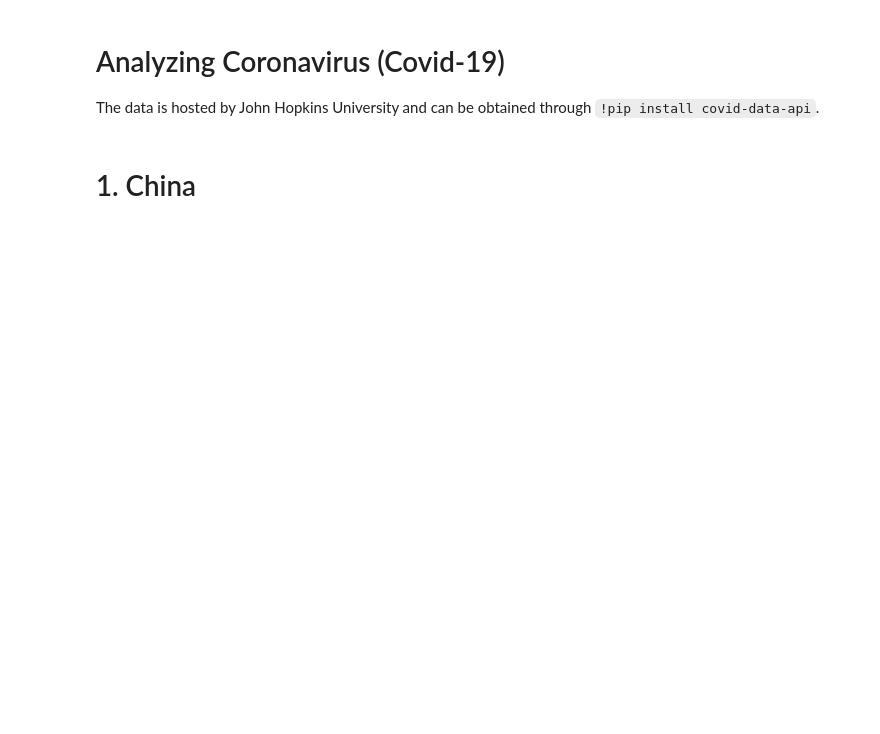
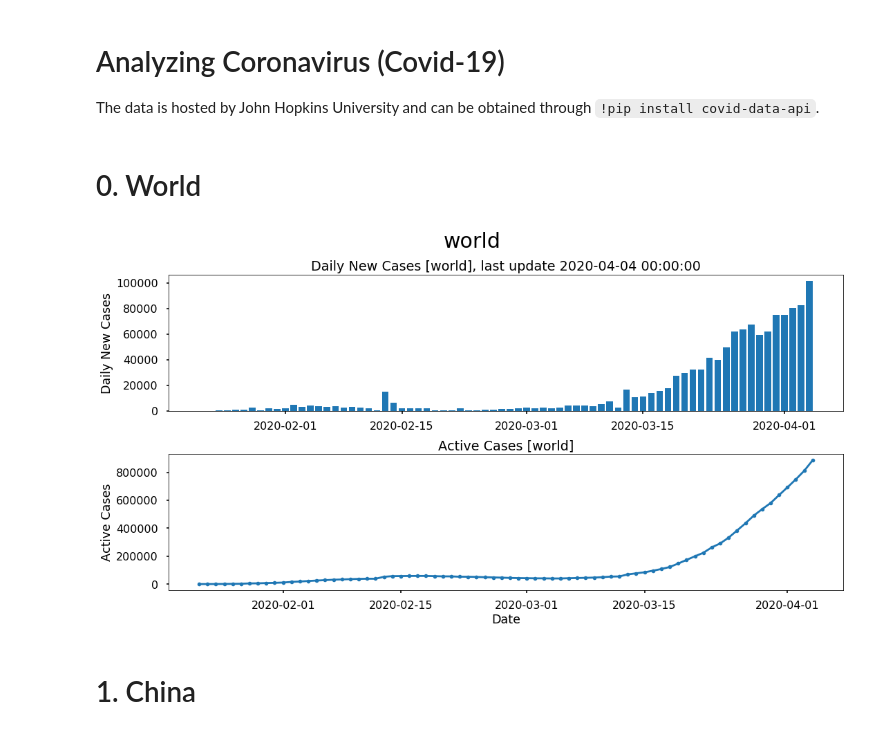
Before and after one commit to vadimvvlasov/Analyzing-Coronavirus-Covid-19, a Jupyter notebook: CovID.ipynb, the cells around one changed output. Saved outputs shown, nothing was run; the diff lists cells and outputs as text; code cells hidden in the pictures; blank space fills up the shorter version.

```diff
--- a/CovID.ipynb
+++ b/CovID.ipynb
@@ -12,3 +7,11 @@ for loc in api.show_available_countries():
+# %% [markdown]
+# 0. World
+# %%
+locations = ['world']
+for loc in locations:
+    plt_cases(df, loc)
+# %% [output]
+[figure, added]
 # %% [markdown]
 # 1. China
 # %%
```
Also changed, not shown: parts of 7 cells of this notebook, 2 other files.
